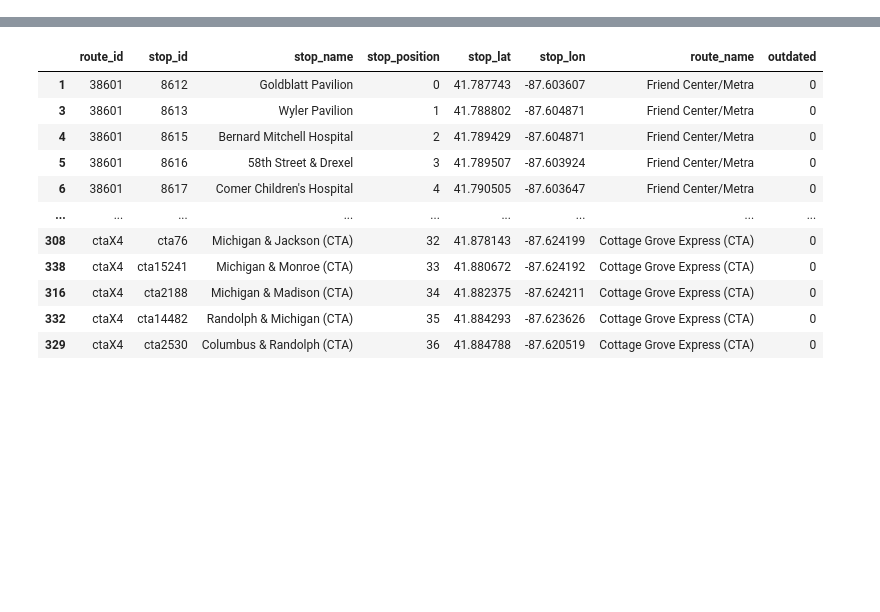
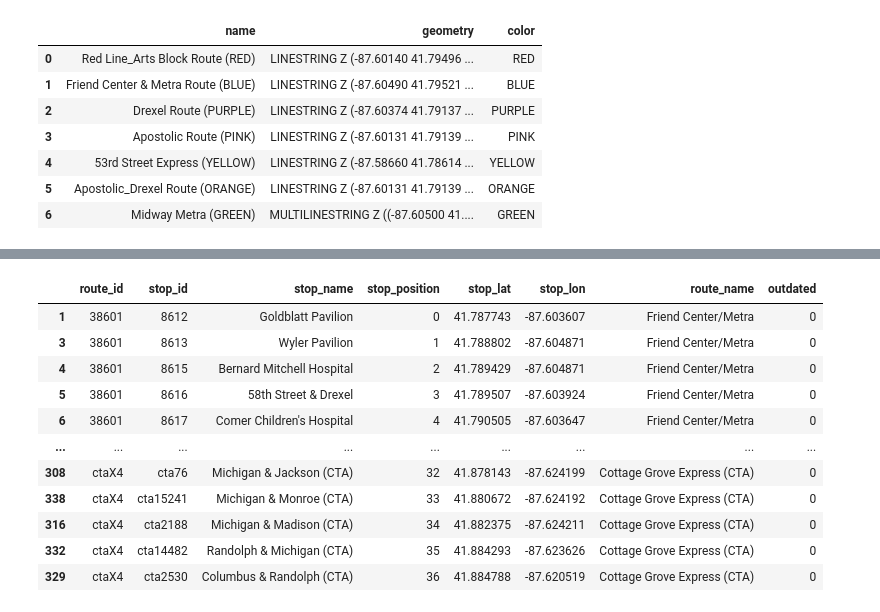
Before and after one commit to chicagomaroon/data-visualizations, a Jupyter notebook: 2024/property-scroller/data/data.ipynb, the cells around one changed output, grey strips where cells are left out. Cells and saved outputs as stored; diff of their text form; code cells hidden in the pictures; blank space fills up the shorter version.

```diff
--- a/2024/property-scroller/data/data.ipynb
+++ b/2024/property-scroller/data/data.ipynb
@@ -7,0 +12,26 @@ import passiogo
+# %%
+og = gpd.read_file('style.json', geometry='geometry', crs = "EPSG:4326")
+
+shuttle = og[og.geom_type != 'Point']
+
+# take name color and extract whats between praenthesis
+shuttle['color'] = shuttle['name'].str.extract(r'\((.*?)\)', expand=False)
+
+
+#combine lines for the two midway metra names
+green_1 = shuttle[shuttle['name'] == 'Midway Metra (GREEN) 1'].geometry.iloc[0]
+green_2 = shuttle[shuttle['name'] == 'Midway Metra (GREEN) 2'].geometry.iloc[0]
+# merge the two lines
+green_line = linemerge([green_1, green_2])
+#drop the two lines
+shuttle = shuttle[shuttle['name'] != 'Midway Metra (GREEN) 1']
+shuttle = shuttle[shuttle['name'] != 'Midway Metra (GREEN) 2']
+
+#add the combined line
+shuttle = shuttle.append({'name': 'Midway Metra (GREEN)', 'geometry': green_line, 'color':"GREEN"}, ignore_index=True)
+
+shuttle.crs = "EPSG:4326"
+
+shuttle.drop(columns=['styleUrl'], inplace=True)
+
+shuttle.to_file("uchi_shuttle_lines.geojson", driver='GeoJSON')
@@ -7,0 +45,11 @@ import passiogo
+# %%
+shuttle
+# %% [output]
+|  | name | geometry | color |
+| 0 | Red Line_Arts Block Route (RED) | LINESTRING Z (-87.60140 41.79496 ... | RED |
+| 1 | Friend Center & Metra Route (BLUE) | LINESTRING Z (-87.60490 41.79521 ... | BLUE |
+| 2 | Drexel Route (PURPLE) | LINESTRING Z (-87.60374 41.79137 ... | PURPLE |
+| 3 | Apostolic Route (PINK) | LINESTRING Z (-87.60131 41.79139 ... | PINK |
+| 4 | 53rd Street Express (YELLOW) | LINESTRING Z (-87.58660 41.78614 ... | YELLOW |
+| 5 | Apostolic_Drexel Route (ORANGE) | LINESTRING Z (-87.60131 41.79139 ... | ORANGE |
+| 6 | Midway Metra (GREEN) | MULTILINESTRING Z ((-87.60500 41.... | GREEN |
```
Also changed, not shown: parts of 6 cells of this notebook, 18 other files.
